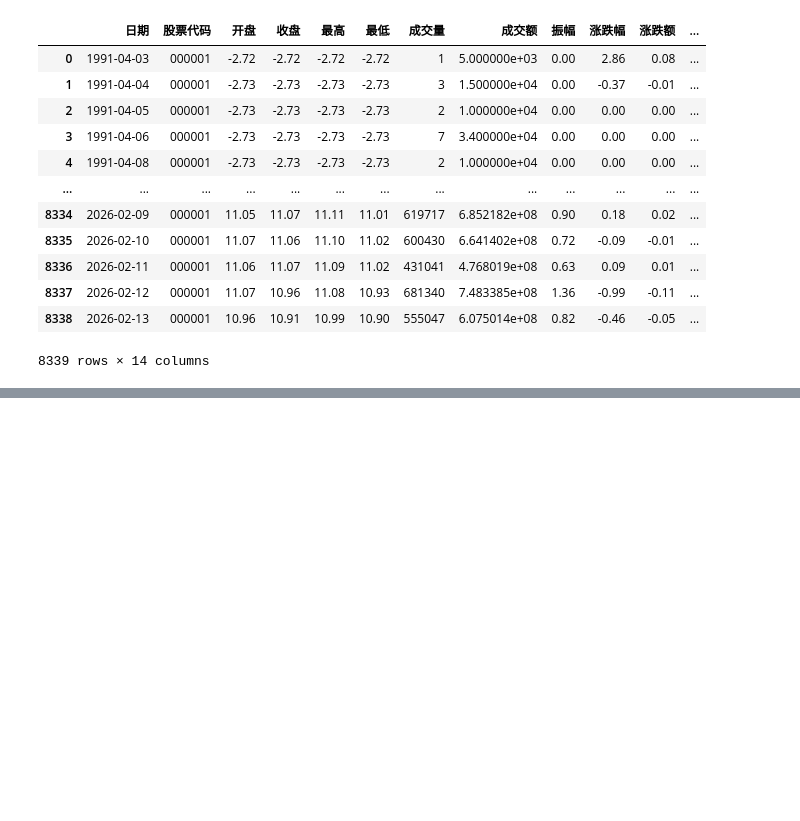
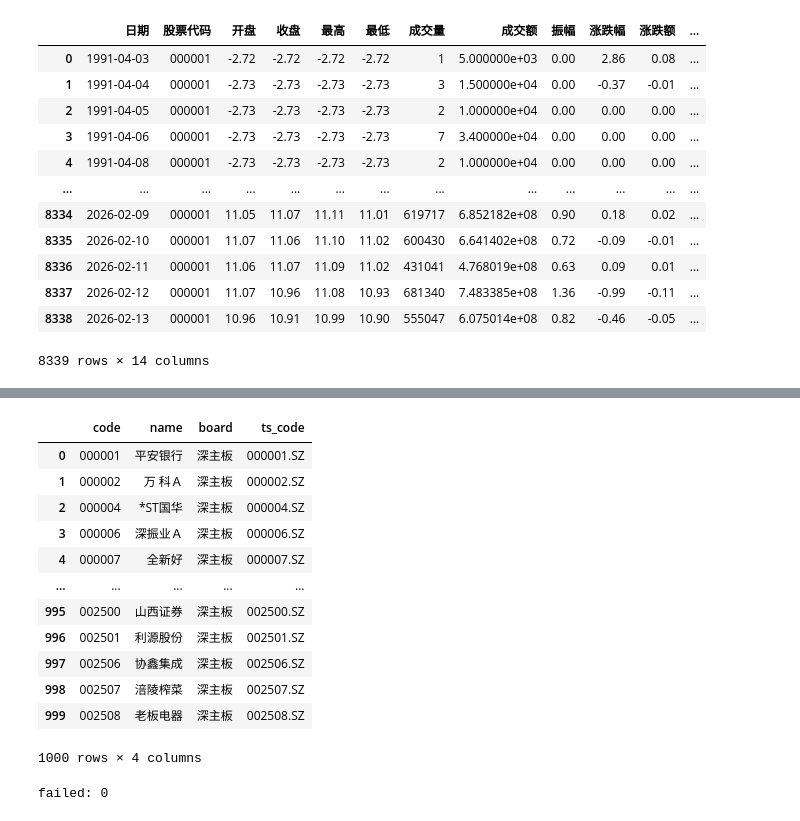
Before and after one commit to yuexiliu/stock_analysis, a Jupyter notebook: strategy_backtest.ipynb, the cells around one changed output, grey strips where cells are left out. Drawn from its saved outputs; the diff is of its cells as text; code cells hidden in the pictures; blank space fills up the shorter version.

Commit message:
improved backtest logic

```diff
--- a/strategy_backtest.ipynb
+++ b/strategy_backtest.ipynb
@@ -98,0 +98,73 @@ print("整体胜率:", np.mean(np.array(all_rets) > 0))
+# %%
+stock_list = pd.read_csv("/Users/ciciliu/stock_analysis/data/mainboard_with_ts_code.csv",dtype={"code": "string"})
+stock_list = stock_list.head(1000)
+stock_list
+# %% [output]
+|  | code | name | board | ts_code |
+| 0 | 000001 | 平安银行 | 深主板 | 000001.SZ |
+| 1 | 000002 | 万 科Ａ | 深主板 | 000002.SZ |
+| 2 | 000004 | *ST国华 | 深主板 | 000004.SZ |
+| 3 | 000006 | 深振业Ａ | 深主板 | 000006.SZ |
+| 4 | 000007 | 全新好 | 深主板 | 000007.SZ |
+| ... | ... | ... | ... | ... |
+| 995 | 002500 | 山西证券 | 深主板 | 002500.SZ |
+| 996 | 002501 | 利源股份 | 深主板 | 002501.SZ |
+| 997 | 002506 | 协鑫集成 | 深主板 | 002506.SZ |
+| 998 | 002507 | 涪陵榨菜 | 深主板 | 002507.SZ |
+| 999 | 002508 | 老板电器 | 深主板 | 002508.SZ |
+1000 rows × 4 columns
+# %%
+BY_STOCK_DIR = Path("/Users/ciciliu/stock_analysis/data/by_stock")
+
+all_rets = []
+stock_results = []
+failed = []
+
+# keep only needed columns from stock_list
+cols = ["code"] + ["ts_code"]
+rows_df = stock_list[cols].copy()
+
+# Last 25 years cutoff
+cutoff_date = pd.Timestamp.today().normalize() - pd.DateOffset(years=25)
+
+for row in tqdm(rows_df.itertuples(index=False), total=len(rows_df)):
+    code = row.code
+    ts_code = row.ts_code
+
+    local_path = BY_STOCK_DIR / f"{ts_code}.parquet"
+    if not local_path.exists():
+        continue
+
+    try:
+        # read only required columns
+        df = pd.read_parquet(local_path, columns=["trade_date", "close", "low", "vol"])
+
+        # keep only last 25 years
+        df["trade_date"] = pd.to_datetime(df["trade_date"], errors="coerce")
+        df = df[df["trade_date"] >= cutoff_date]
+        if len(df) < 100:
+            continue
+
+        df = df.sort_values("trade_date")
+        df["MA20"] = df["close"].rolling(20).mean()
+        df["MA60"] = df["close"].rolling(60).mean()
+
+        rets = backtest_single_stock(df)  # backtest should use English cols now
+        if not rets:
+            continue
+
+        all_rets.extend(rets)
+        stock_results.append({
+            "code": code,
+            "ts_code": ts_code,
+            "信号次数": len(rets),
+            "平均收益": float(np.mean(rets)),
+            "胜率": float(np.mean(np.array(rets) > 0)),
+        })
+
+    except Exception as e:
+        failed.append((ts_code, str(e)))
+
+print("failed:", len(failed))
+# %% [output]
+failed: 0
```
Also changed, not shown: parts of 9 cells of this notebook, 4 other files.
